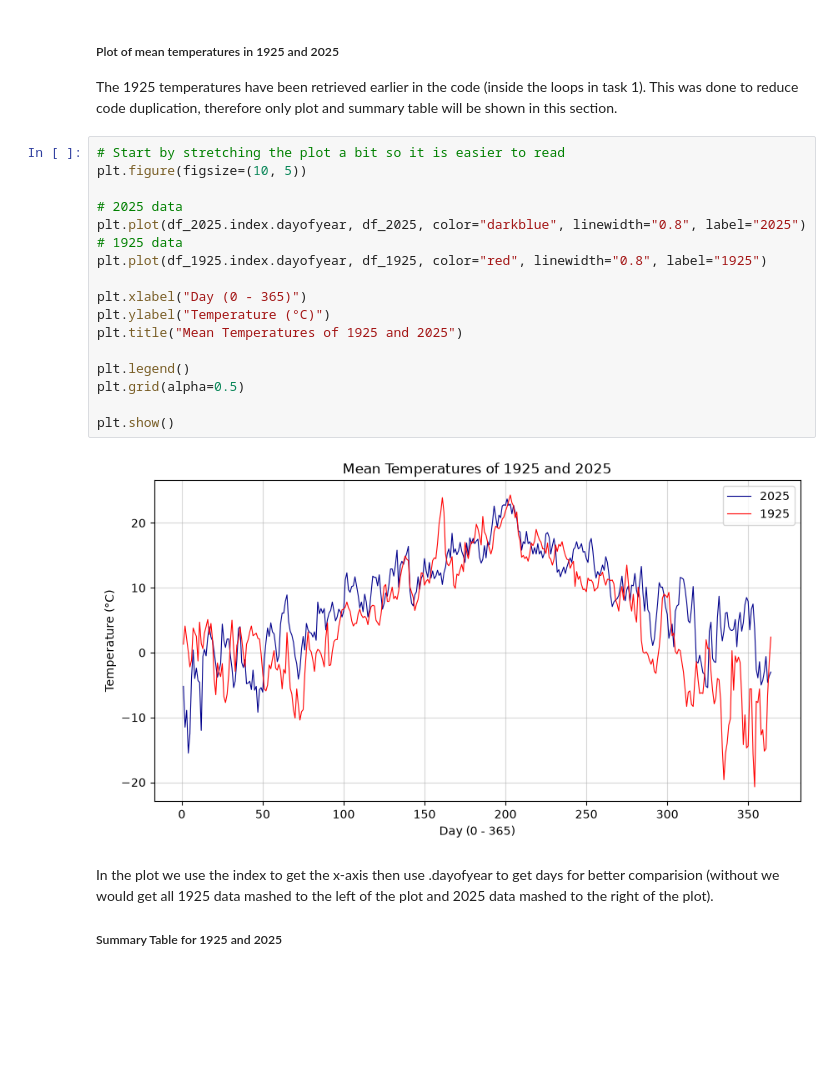
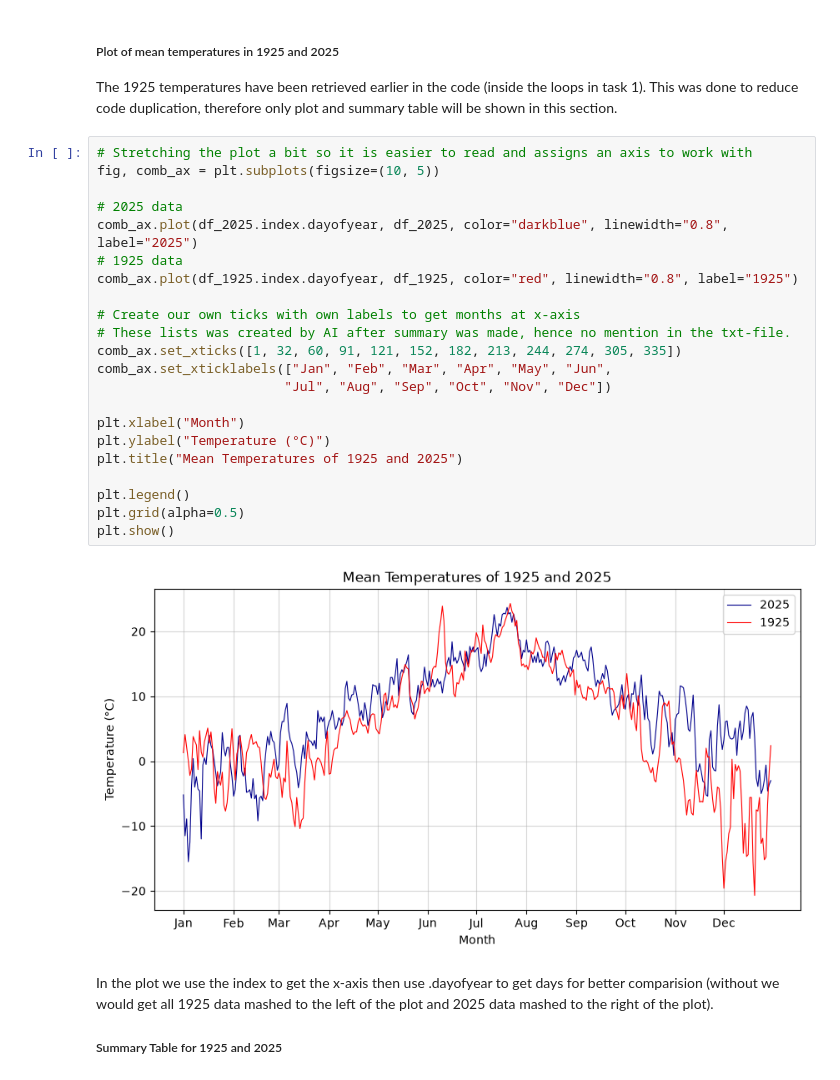
Before and after one commit to saturnBEEF/deliverable-1, a Jupyter notebook: main.ipynb, the cells around one changed output. Cells and saved outputs as stored; diff of their text form; blank space fills up the shorter version.

Commit message:
Updated Task 3 plot to be more "correct"

```diff
--- a/main.ipynb
+++ b/main.ipynb
@@ -117,24 +117,29 @@ From the statistics we get the yearly mean of 7.9 celsius and median of 8.4, mea
 The 1925 temperatures have been retrieved earlier in the code (inside the loops in task 1).
 This was done to reduce code duplication, therefore only plot and summary table will be shown in this section.
 # %%
-# Start by stretching the plot a bit so it is easier to read
-plt.figure(figsize=(10, 5))
+# Stretching the plot a bit so it is easier to read and assigns an axis to work with
+fig, comb_ax = plt.subplots(figsize=(10, 5))
 
 # 2025 data
-plt.plot(df_2025.index.dayofyear, df_2025, color="darkblue", linewidth="0.8", label="2025")
+comb_ax.plot(df_2025.index.dayofyear, df_2025, color="darkblue", linewidth="0.8", label="2025")
 # 1925 data
-plt.plot(df_1925.index.dayofyear, df_1925, color="red", linewidth="0.8", label="1925")
+comb_ax.plot(df_1925.index.dayofyear, df_1925, color="red", linewidth="0.8", label="1925")
 
-plt.xlabel("Day (0 - 365)")
+# Create our own ticks with own labels to get months at x-axis
+# These lists was created by AI after summary was made, hence no mention in the txt-file.
+comb_ax.set_xticks([1, 32, 60, 91, 121, 152, 182, 213, 244, 274, 305, 335])
+comb_ax.set_xticklabels(["Jan", "Feb", "Mar", "Apr", "May", "Jun",
+                        "Jul", "Aug", "Sep", "Oct", "Nov", "Dec"])
+
+plt.xlabel("Month")
 plt.ylabel("Temperature (°C)")
 plt.title("Mean Temperatures of 1925 and 2025")
 
 plt.legend()
 plt.grid(alpha=0.5)
-
 plt.show()
 # %% [output]
-[figure, old version]
+[figure, new version]
 # %% [markdown]
 In the plot we use the index to get the x-axis then use .dayofyear to get days for better comparision (without we would get all 1925 data mashed to the left of the plot and 2025 data mashed to the right of the plot).
 
```
Also changed, not shown: parts of 1 cell of this notebook.
